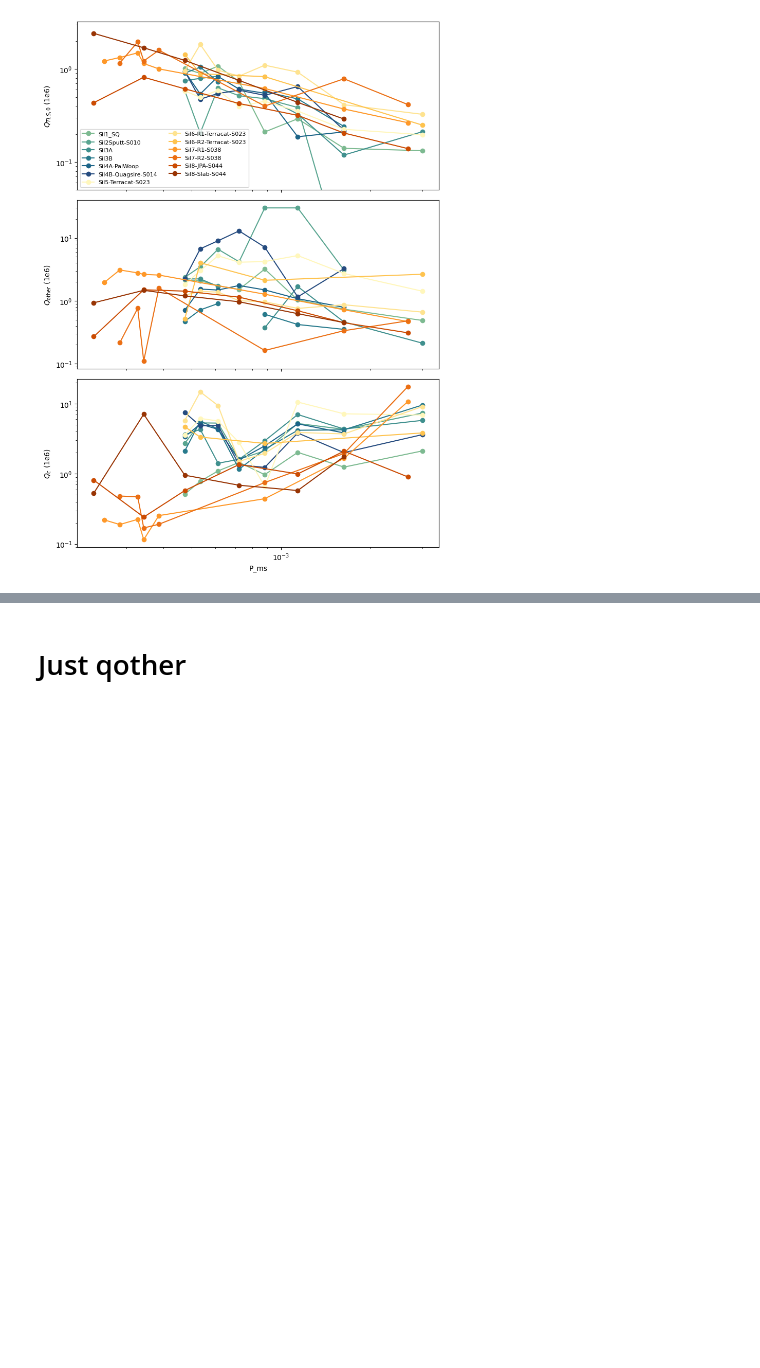
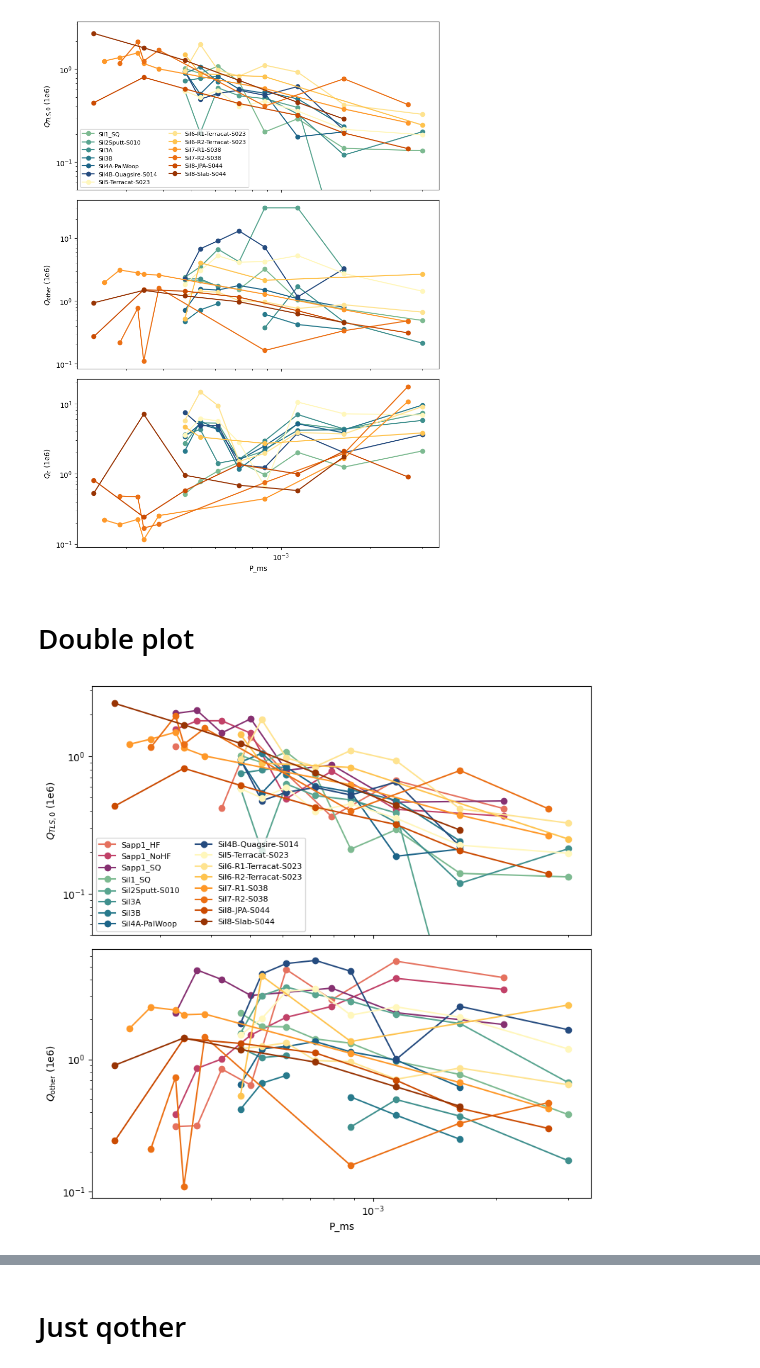
Before and after one commit to eesh-gupta/scresonators, a Jupyter notebook: dbs/load_res_database.ipynb, the cells around one changed output, grey strips where cells are left out. Saved outputs shown, nothing was run; the diff lists cells and outputs as text; code cells hidden in the pictures; blank space fills up the shorter version.

```diff
--- a/dbs/load_res_database.ipynb
+++ b/dbs/load_res_database.ipynb
@@ -6,11 +8,10 @@ import pandas as pd
 import matplotlib.pyplot as plt
 import seaborn as sns
 from datetime import datetime
-import constants
 
-n2p = Notion2PandasClient(auth=constants.NOTION_TOKEN)
-notion_df = n2p.from_notion_DB_to_dataframe(constants.NOTION_DB_ID)
-
+from notion_utils import get_notion_client, get_notion_db
+n2p = get_notion_client()
+notion_df = get_notion_db()
 
 pth_base ='/Users/sph/Library/CloudStorage/GoogleDrive-circuitqed@gmail.com/'
 cloud_folder = pth_base + 'My Drive/Projects/Materials/'
@@ -151,3 +152,64 @@ fig.savefig(f"resonators_{current_time}.png")
 Number of unique names in num_silicon_nb: 6
 Number of samples with Substrate Silicon and Metal Nb: 47
 [figure]
+# %% [markdown]
+# Double plot
+# %%
+fig, ax = plt.subplots(2,1, figsize=(8,8), sharex=True)
+
+xval = 'P_ms'
+#xval = 'Gap (um)'
+#xval = 'Target Freq. (GHz)'
+
+num_sapphire = (notion_df['Substrate'] == "Sapphire")
+unique_names_in_num_sapphire = notion_df[num_sapphire]['Name'].nunique()
+
+b1 = sns.color_palette('flare',unique_names_in_num_sapphire)
+
+num_silicon_nb = (notion_df['Substrate'] == "Silicon") & (notion_df['Metal'] == "Nb")
+unique_names_in_num_silicon_nb = notion_df[num_silicon_nb]['Name'].nunique()
+
+num_silicon_ta = (notion_df['Substrate'] == "Silicon") & (notion_df['Metal'] == "Ta")
+unique_names_in_num_silicon_ta = notion_df[num_silicon_ta]['Name'].nunique()
+
+b2 = sns.color_palette('crest',unique_names_in_num_silicon_nb )
+b3 = sns.color_palette('YlOrBr',unique_names_in_num_silicon_ta)
+#col = b1+b2+b3
+i=0
+j=0
+k=0
+num_sets = len(notion_df['Name'].unique())
+for name, group in notion_df.groupby('Name'):
+    if group['Substrate'].iloc[0]=='Silicon':
+        if group['Metal'].iloc[0]=='Ta':
+            col=b3[k]
+            k+=1
+        else:
+
+            col = b2[j]
+            j+=1
+    else:
+        col = b1[i]
+        i+=1
+    group = group.sort_values(by=xval)
+    #print(group)
+    #print(f"Group: {name}")
+    #print(group['Gap (um)'])
+    ax[0].semilogy(group[xval], group['QTLS0 (1e6)'], 'o-', label=name, color=col)
+    #ax[1].semilogy(group[xval], group['Qother (1e6)'], 'o-', label=name, color=col)
+    ax[1].semilogy(group[xval], group['Q_Hi'], 'o-', label=name, color=col)
+ax[0].legend(ncol=2, fontsize=8)
+ax[0].set_ylim(bottom=0.05)
+ax[0].set_ylabel('$Q_{TLS,0}$ (1e6)')
+ax[1].set_ylabel('$Q_{\mathrm{other}}$ (1e6)')
+
+ax[1].set_xlabel(xval)
+for a in ax:
+    #a.set_xlabel(xval)
+    if xval == 'P_ms':
+        a.set_xscale('log')
+fig.tight_layout()
+current_time = datetime.now().strftime("%Y%m%d_%H%M%S")
+fig.savefig(f"resonators_{current_time}.png")
+# %% [output]
+[figure, added]
```
Also changed, not shown: parts of 17 cells of this notebook, 7 other files.
